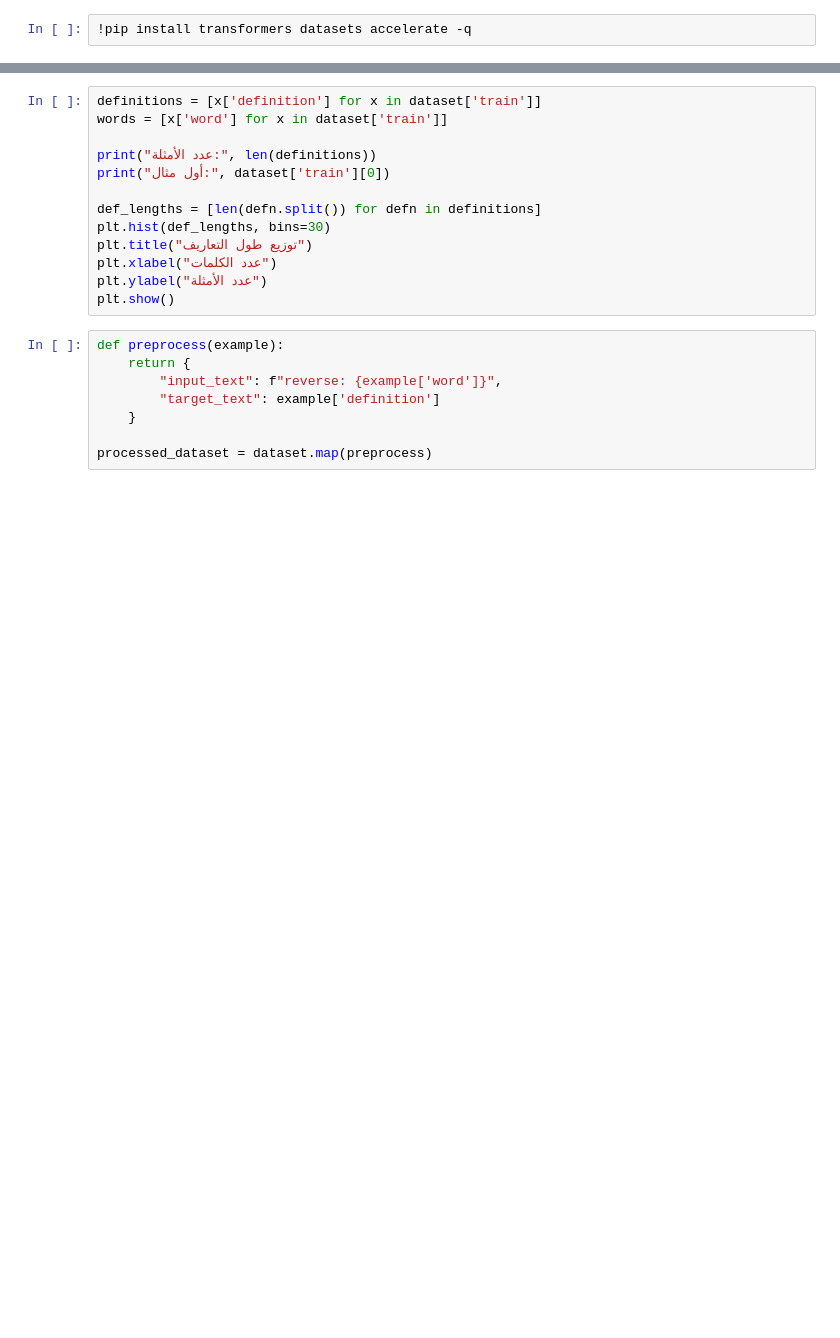
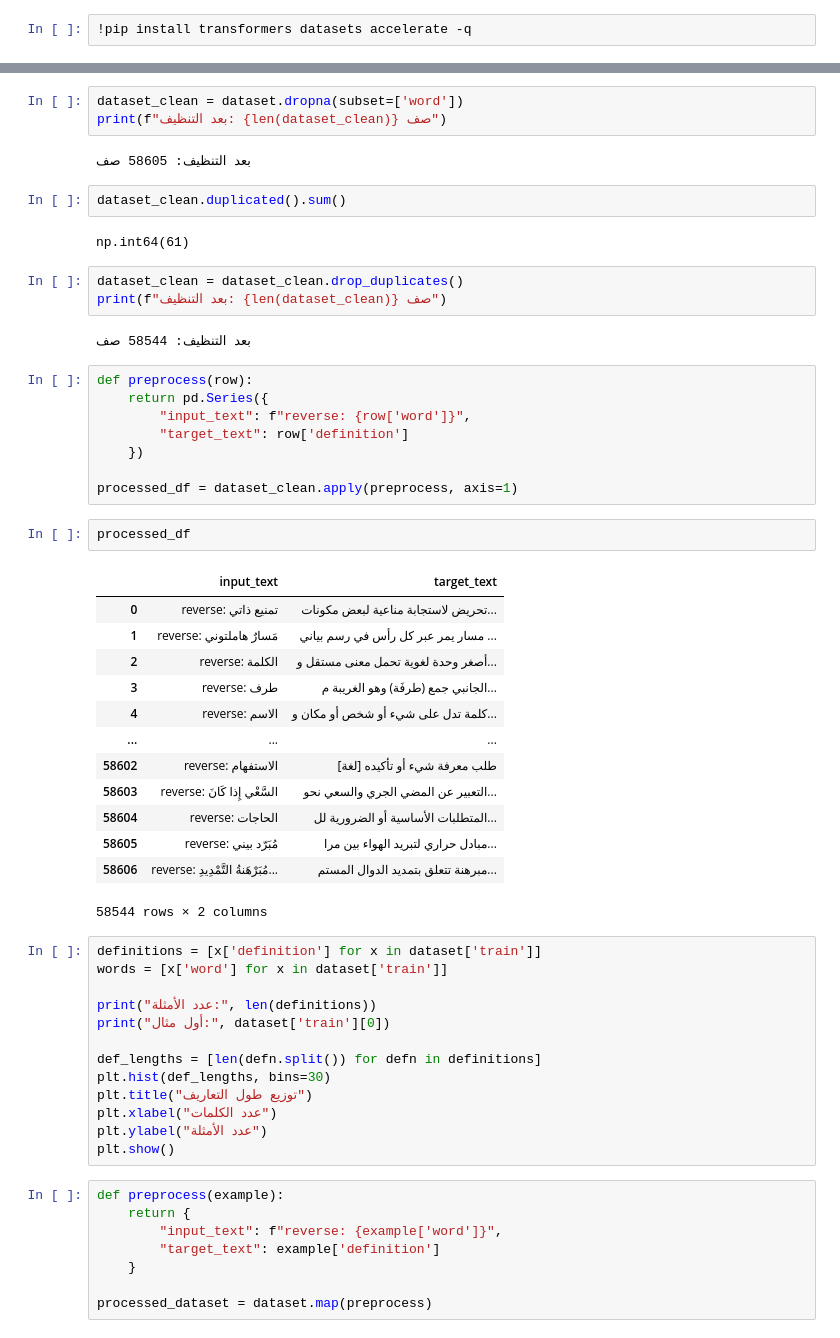
Before and after one commit to angiegh2002/learning_language_game, a Jupyter notebook: arabic_reverse_dict_t5.ipynb, the cells around one changed output, grey strips where cells are left out. Drawn from its saved outputs; the diff is of its cells as text; blank space fills up the shorter version.

```diff
--- a/arabic_reverse_dict_t5.ipynb
+++ b/arabic_reverse_dict_t5.ipynb
@@ -13,3 +64,41 @@ dataset["train"][0]
+# %%
+dataset_clean = dataset.dropna(subset=['word'])
+print(f"بعد التنظيف: {len(dataset_clean)} صف")
+# %% [output]
+بعد التنظيف: 58605 صف
+# %%
+dataset_clean.duplicated().sum()
+# %% [output]
+np.int64(61)
+# %%
+dataset_clean = dataset_clean.drop_duplicates()
+print(f"بعد التنظيف: {len(dataset_clean)} صف")
+# %% [output]
+بعد التنظيف: 58544 صف
+# %%
+def preprocess(row):
+    return pd.Series({
+        "input_text": f"reverse: {row['word']}",
+        "target_text": row['definition']
+    })
+
+processed_df = dataset_clean.apply(preprocess, axis=1)
+# %%
+processed_df
+# %% [output]
+|  | input_text | target_text |
+| 0 | reverse: تمنيع ذاتي | تحريض لاستجابة مناعية لبعض مكونات... |
+| 1 | reverse: مَسارٌ هاملتوني | مسار يمر عبر كل رأس في رسم بياني ... |
+| 2 | reverse: الكلمة | أصغر وحدة لغوية تحمل معنى مستقل و... |
+| 3 | reverse: طرف | الجانبي جمع (طرفَة) وهو الغريبة م... |
+| 4 | reverse: الاسم | كلمة تدل على شيء أو شخص أو مكان و... |
+| ... | ... | ... |
+| 58602 | reverse: الاستفهام | طلب معرفة شيء أو تأكيده [لغة] |
+| 58603 | reverse: السَّعْي إِذا كَانَ | التعبير عن المضي الجري والسعي نحو... |
+| 58604 | reverse: الحاجات | المتطلبات الأساسية أو الضرورية لل... |
+| 58605 | reverse: مُبَرّد بيني | مبادل حراري لتبريد الهواء بين مرا... |
+| 58606 | reverse: مُبَرْهَنةُ التَّمْدِيدِ... | مبرهنة تتعلق بتمديد الدوال المستم... |
+58544 rows × 2 columns
 # %%
 definitions = [x['definition'] for x in dataset['train']]
 words = [x['word'] for x in dataset['train']]
```
Also changed, not shown: parts of 10 cells of this notebook.
